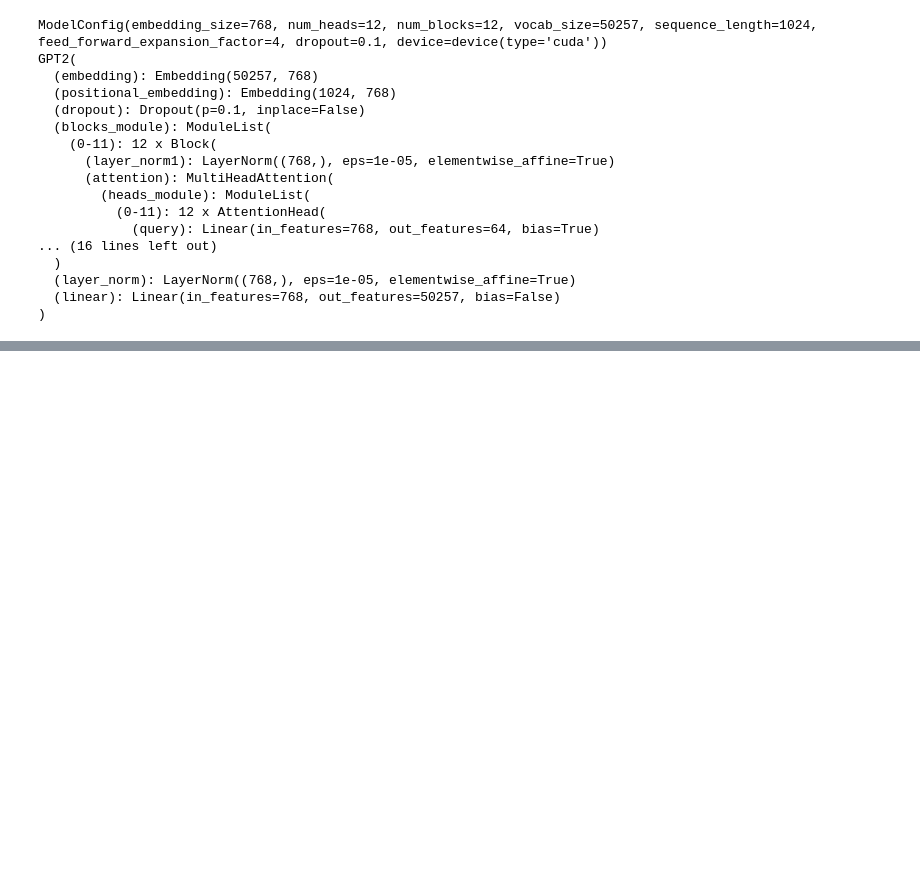
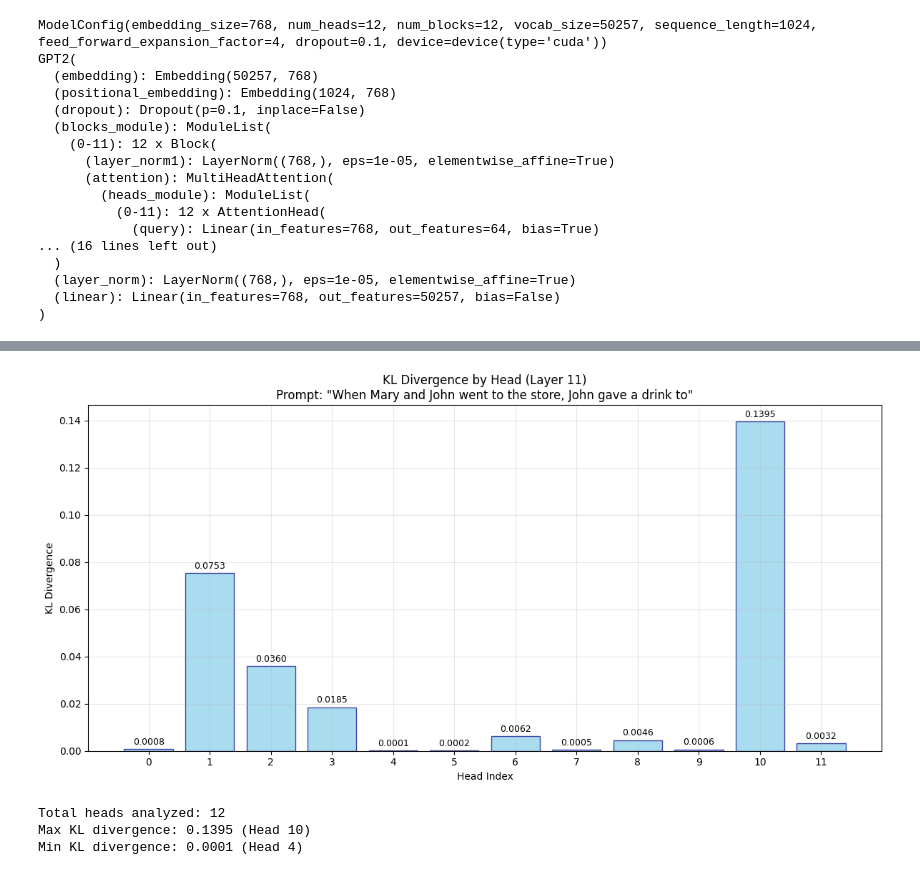
Before and after one commit to thanhhaimai/ml-for-fun, a Jupyter notebook: notebooks/ioi_circuit.ipynb, the cells around one changed output, grey strips where cells are left out. Cells and saved outputs as stored; diff of their text form; code cells hidden in the pictures; blank space fills up the shorter version.

```diff
--- a/notebooks/ioi_circuit.ipynb
+++ b/notebooks/ioi_circuit.ipynb
@@ -199,12 +199,12 @@ sorted_results = sorted(
 for i, (head_idx, result) in enumerate(sorted_results):
     print(
         f"#{i + 1} \tHead [11][{head_idx}] \t"
-        f"KL: {result.kl_divergence:.4f}\t"
-        f"JS: {result.js_divergence:.4f}\t"
-        f"TV: {result.total_variation:.4f}\t"
-        f"L2: {result.l2_distance:.4f}\t"
-        f"Cosine: {result.cosine_similarity:.4f}\t"
-        f"Hellinger: {result.hellinger_distance:.4f}\t"
+        f"KL: {result.kl_divergence:.4f} "
+        f"JS: {result.js_divergence:.4f} "
+        f"TV: {result.total_variation:.4f} "
+        f"L2: {result.l2_distance:.4f} "
+        f"Hellinger: {result.hellinger_distance:.4f} "
+        f"Cosine: {result.cosine_similarity:.4f} "
         f"Bhattacharyya: {result.bhattacharyya_coefficient:.4f}\t"
         f"Mary prob: {result.s1_prob_change:.4f}\t"
         f"John prob: {result.s2_prob_change:.4f}\t"
@@ -230,0 +231,47 @@ SUMMARY: Most impactful heads (by KL divergence)
+# %%
+import matplotlib.pyplot as plt
+import numpy as np
+
+# Create a bar plot of KL divergence for all heads
+fig, ax = plt.subplots(1, 1, figsize=(12, 6))
+
+head_indices = list(range(len(results)))
+kl_divergences = [result.kl_divergence for result in results]
+
+bars = ax.bar(
+    head_indices, kl_divergences, alpha=0.7, color="skyblue", edgecolor="navy"
+)
+ax.set_xlabel("Head Index")
+ax.set_ylabel("KL Divergence")
+ax.set_title(
+    'KL Divergence by Head (Layer 11)\nPrompt: "When Mary and John went to the store, John gave a drink to"'
+)
+ax.set_xticks(head_indices)
+ax.grid(True, alpha=0.3)
+
+# Add value labels on top of bars
+for i, (bar, kl) in enumerate(zip(bars, kl_divergences)):
+    ax.text(
+        bar.get_x() + bar.get_width() / 2,
+        bar.get_height() + 0.001,
+        f"{kl:.4f}",
+        ha="center",
+        va="bottom",
+        fontsize=9,
+    )
+
+plt.tight_layout()
+plt.show()
+
+print(f"Total heads analyzed: {len(results)}")
+print(
+    f"Max KL divergence: {max(kl_divergences):.4f} (Head {kl_divergences.index(max(kl_divergences))})"
+)
+print(
+    f"Min KL divergence: {min(kl_divergences):.4f} (Head {kl_divergences.index(min(kl_divergences))})"
+)
+# %% [output]
+[figure, added]
+Total heads analyzed: 12
+Max KL divergence: 0.1395 (Head 10)
+Min KL divergence: 0.0001 (Head 4)
```
Also changed, not shown: parts of 4 cells of this notebook.
